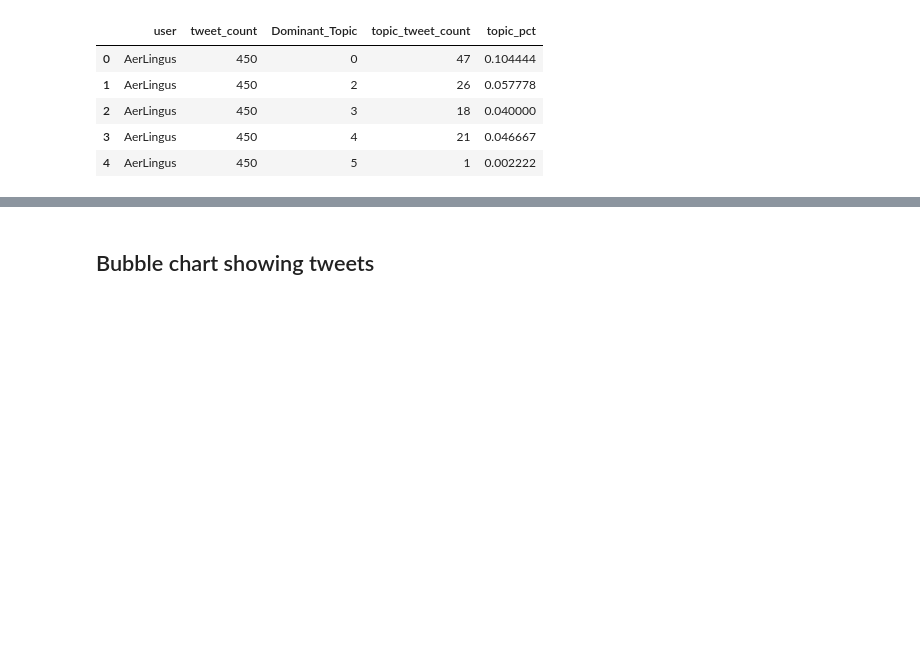
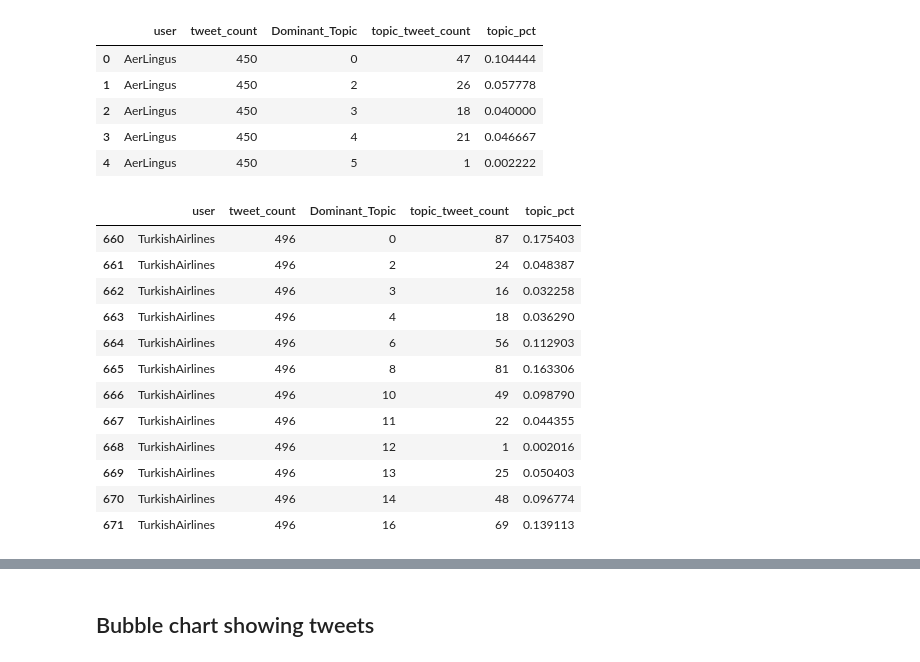
Before and after one commit to Sapphirine/202212-34-airline-topic-modeling, a Jupyter notebook: 3-clean_tweets.ipynb, the cells around one changed output, grey strips where cells are left out. Saved outputs shown, nothing was run; the diff lists cells and outputs as text; code cells hidden in the pictures; blank space fills up the shorter version.

```diff
--- a/3-clean_tweets.ipynb
+++ b/3-clean_tweets.ipynb
@@ -932,3 +960,19 @@ user_tweet_counts_ALL.head(5)
 | 2 | AerLingus | 450 | 3 | 18 | 0.040000 |
 | 3 | AerLingus | 450 | 4 | 21 | 0.046667 |
 | 4 | AerLingus | 450 | 5 | 1 | 0.002222 |
+# %%
+user_tweet_counts_ALL[user_tweet_counts_ALL['user'] == 'TurkishAirlines']
+# %% [output]
+|  | user | tweet_count | Dominant_Topic | topic_tweet_count | topic_pct |
+| 660 | TurkishAirlines | 496 | 0 | 87 | 0.175403 |
+| 661 | TurkishAirlines | 496 | 2 | 24 | 0.048387 |
+| 662 | TurkishAirlines | 496 | 3 | 16 | 0.032258 |
+| 663 | TurkishAirlines | 496 | 4 | 18 | 0.036290 |
+| 664 | TurkishAirlines | 496 | 6 | 56 | 0.112903 |
+| 665 | TurkishAirlines | 496 | 8 | 81 | 0.163306 |
+| 666 | TurkishAirlines | 496 | 10 | 49 | 0.098790 |
+| 667 | TurkishAirlines | 496 | 11 | 22 | 0.044355 |
+| 668 | TurkishAirlines | 496 | 12 | 1 | 0.002016 |
+| 669 | TurkishAirlines | 496 | 13 | 25 | 0.050403 |
+| 670 | TurkishAirlines | 496 | 14 | 48 | 0.096774 |
+| 671 | TurkishAirlines | 496 | 16 | 69 | 0.139113 |
```
Also changed, not shown: parts of 22 cells of this notebook, 3 other files.
